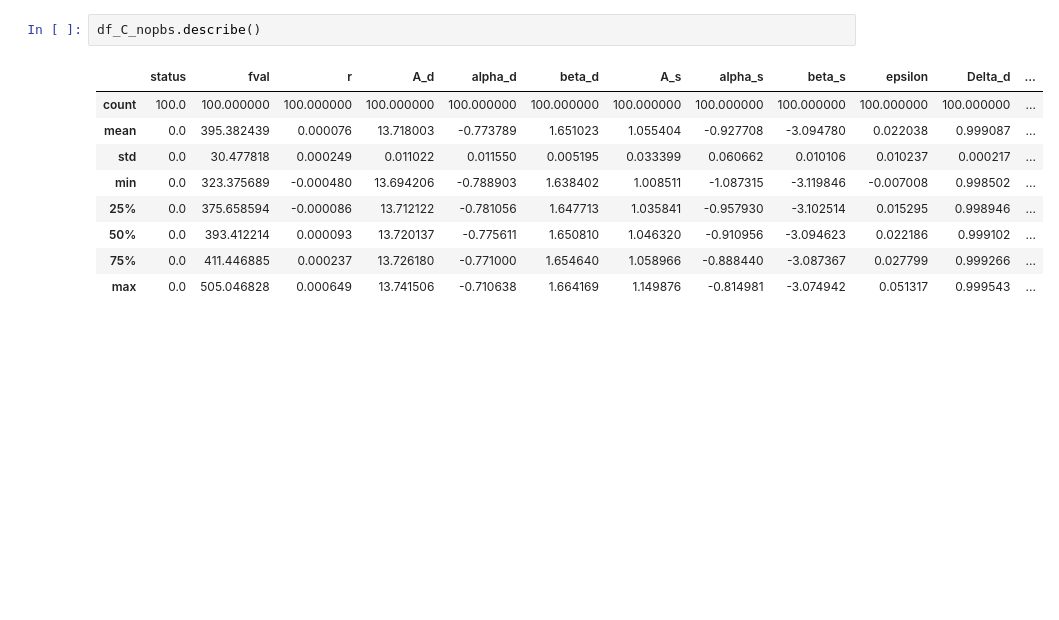
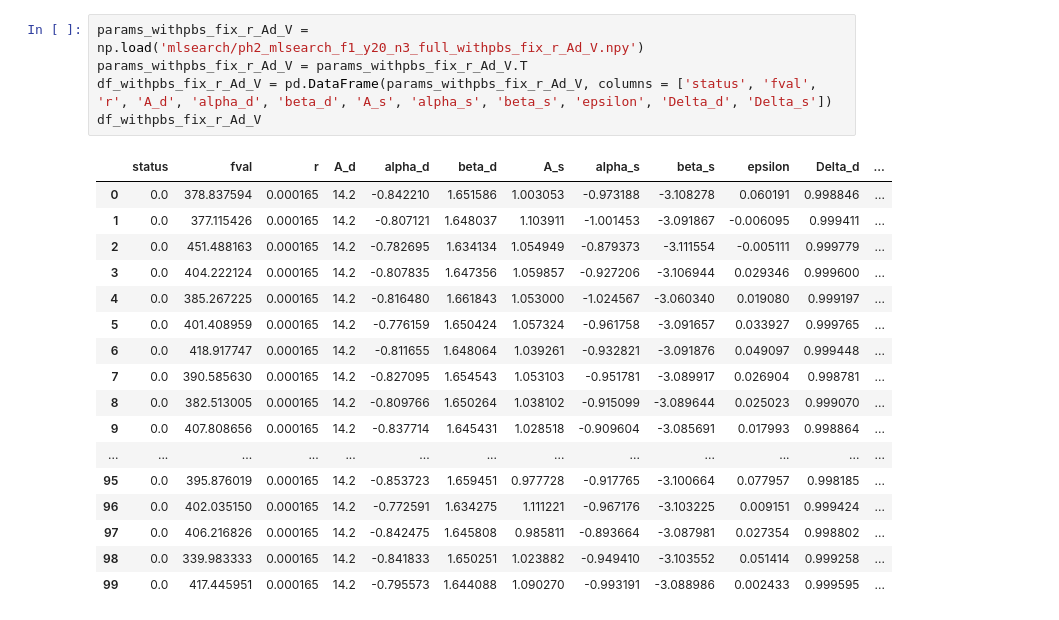
Before and after one commit to veronica-hoffman/s4bb, a Jupyter notebook: compare_params.ipynb, the cells around one changed output. Saved outputs shown, nothing was run; the diff lists cells and outputs as text; blank space fills up the shorter version.

Commit message:
fixing A_d, beta_d tests, cleaning up compare_params notebook

```diff
--- a/compare_params.ipynb
+++ b/compare_params.ipynb
@@ -192,12 +186,23 @@ df_C_nopbs
 # %%
-df_C_nopbs.describe()
+params_withpbs_fix_r_Ad_V = np.load('mlsearch/ph2_mlsearch_f1_y20_n3_full_withpbs_fix_r_Ad_V.npy')
+params_withpbs_fix_r_Ad_V = params_withpbs_fix_r_Ad_V.T
+df_withpbs_fix_r_Ad_V = pd.DataFrame(params_withpbs_fix_r_Ad_V, columns = ['status', 'fval', 'r', 'A_d', 'alpha_d', 'beta_d', 'A_s', 'alpha_s', 'beta_s', 'epsilon', 'Delta_d', 'Delta_s'])
+df_withpbs_fix_r_Ad_V
 # %% [output]
 |  | status | fval | r | A_d | alpha_d | beta_d | A_s | alpha_s | beta_s | epsilon | Delta_d | ... |
-| count | 100.0 | 100.000000 | 100.000000 | 100.000000 | 100.000000 | 100.000000 | 100.000000 | 100.000000 | 100.000000 | 100.000000 | 100.000000 | ... |
-| mean | 0.0 | 395.382439 | 0.000076 | 13.718003 | -0.773789 | 1.651023 | 1.055404 | -0.927708 | -3.094780 | 0.022038 | 0.999087 | ... |
-| std | 0.0 | 30.477818 | 0.000249 | 0.011022 | 0.011550 | 0.005195 | 0.033399 | 0.060662 | 0.010106 | 0.010237 | 0.000217 | ... |
-| min | 0.0 | 323.375689 | -0.000480 | 13.694206 | -0.788903 | 1.638402 | 1.008511 | -1.087315 | -3.119846 | -0.007008 | 0.998502 | ... |
-| 25% | 0.0 | 375.658594 | -0.000086 | 13.712122 | -0.781056 | 1.647713 | 1.035841 | -0.957930 | -3.102514 | 0.015295 | 0.998946 | ... |
-| 50% | 0.0 | 393.412214 | 0.000093 | 13.720137 | -0.775611 | 1.650810 | 1.046320 | -0.910956 | -3.094623 | 0.022186 | 0.999102 | ... |
-| 75% | 0.0 | 411.446885 | 0.000237 | 13.726180 | -0.771000 | 1.654640 | 1.058966 | -0.888440 | -3.087367 | 0.027799 | 0.999266 | ... |
-| max | 0.0 | 505.046828 | 0.000649 | 13.741506 | -0.710638 | 1.664169 | 1.149876 | -0.814981 | -3.074942 | 0.051317 | 0.999543 | ... |
+| 0 | 0.0 | 378.837594 | 0.000165 | 14.2 | -0.842210 | 1.651586 | 1.003053 | -0.973188 | -3.108278 | 0.060191 | 0.998846 | ... |
+| 1 | 0.0 | 377.115426 | 0.000165 | 14.2 | -0.807121 | 1.648037 | 1.103911 | -1.001453 | -3.091867 | -0.006095 | 0.999411 | ... |
+| 2 | 0.0 | 451.488163 | 0.000165 | 14.2 | -0.782695 | 1.634134 | 1.054949 | -0.879373 | -3.111554 | -0.005111 | 0.999779 | ... |
+| 3 | 0.0 | 404.222124 | 0.000165 | 14.2 | -0.807835 | 1.647356 | 1.059857 | -0.927206 | -3.106944 | 0.029346 | 0.999600 | ... |
+| 4 | 0.0 | 385.267225 | 0.000165 | 14.2 | -0.816480 | 1.661843 | 1.053000 | -1.024567 | -3.060340 | 0.019080 | 0.999197 | ... |
+| 5 | 0.0 | 401.408959 | 0.000165 | 14.2 | -0.776159 | 1.650424 | 1.057324 | -0.961758 | -3.091657 | 0.033927 | 0.999765 | ... |
+| 6 | 0.0 | 418.917747 | 0.000165 | 14.2 | -0.811655 | 1.648064 | 1.039261 | -0.932821 | -3.091876 | 0.049097 | 0.999448 | ... |
+| 7 | 0.0 | 390.585630 | 0.000165 | 14.2 | -0.827095 | 1.654543 | 1.053103 | -0.951781 | -3.089917 | 0.026904 | 0.998781 | ... |
+| 8 | 0.0 | 382.513005 | 0.000165 | 14.2 | -0.809766 | 1.650264 | 1.038102 | -0.915099 | -3.089644 | 0.025023 | 0.999070 | ... |
+| 9 | 0.0 | 407.808656 | 0.000165 | 14.2 | -0.837714 | 1.645431 | 1.028518 | -0.909604 | -3.085691 | 0.017993 | 0.998864 | ... |
+| ... | ... | ... | ... | ... | ... | ... | ... | ... | ... | ... | ... | ... |
+| 95 | 0.0 | 395.876019 | 0.000165 | 14.2 | -0.853723 | 1.659451 | 0.977728 | -0.917765 | -3.100664 | 0.077957 | 0.998185 | ... |
+| 96 | 0.0 | 402.035150 | 0.000165 | 14.2 | -0.772591 | 1.634275 | 1.111221 | -0.967176 | -3.103225 | 0.009151 | 0.999424 | ... |
+| 97 | 0.0 | 406.216826 | 0.000165 | 14.2 | -0.842475 | 1.645808 | 0.985811 | -0.893664 | -3.087981 | 0.027354 | 0.998802 | ... |
+| 98 | 0.0 | 339.983333 | 0.000165 | 14.2 | -0.841833 | 1.650251 | 1.023882 | -0.949410 | -3.103552 | 0.051414 | 0.999258 | ... |
+| 99 | 0.0 | 417.445951 | 0.000165 | 14.2 | -0.795573 | 1.644088 | 1.090270 | -0.993191 | -3.088986 | 0.002433 | 0.999595 | ... |
```
Also changed, not shown: parts of 17 cells of this notebook, 4 other files.
